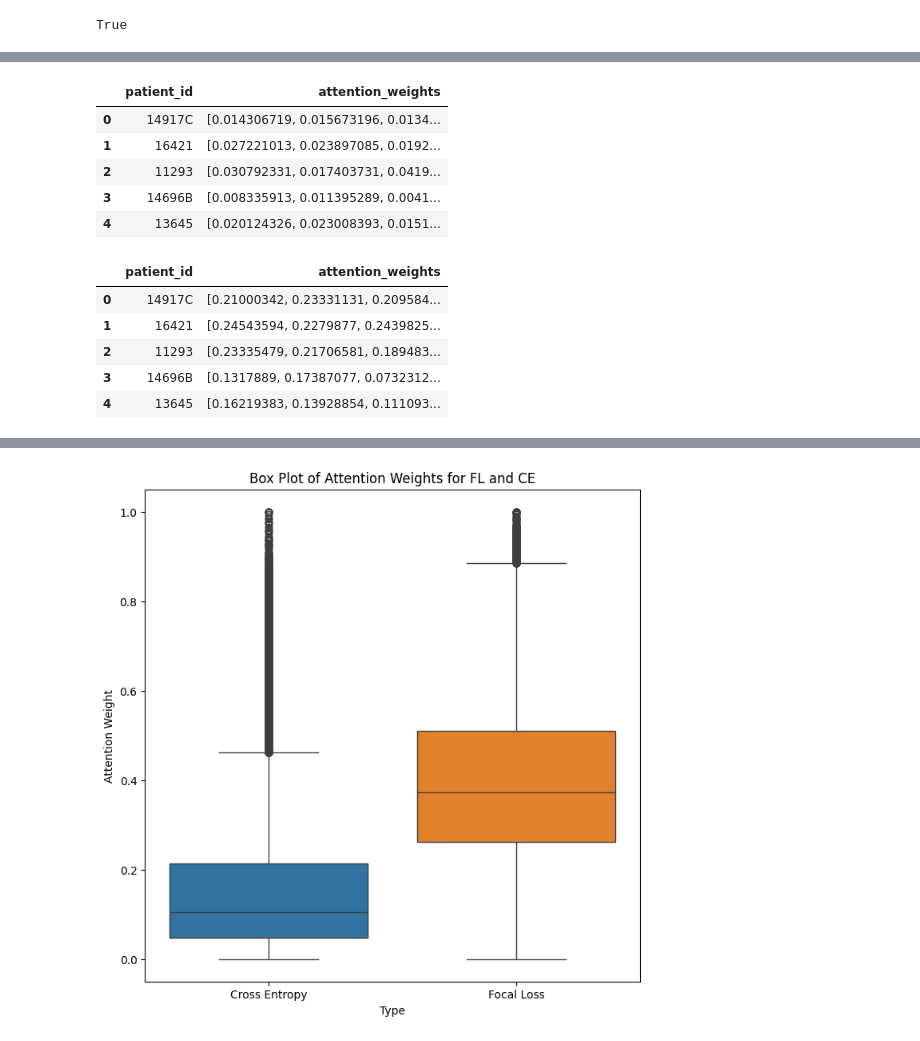
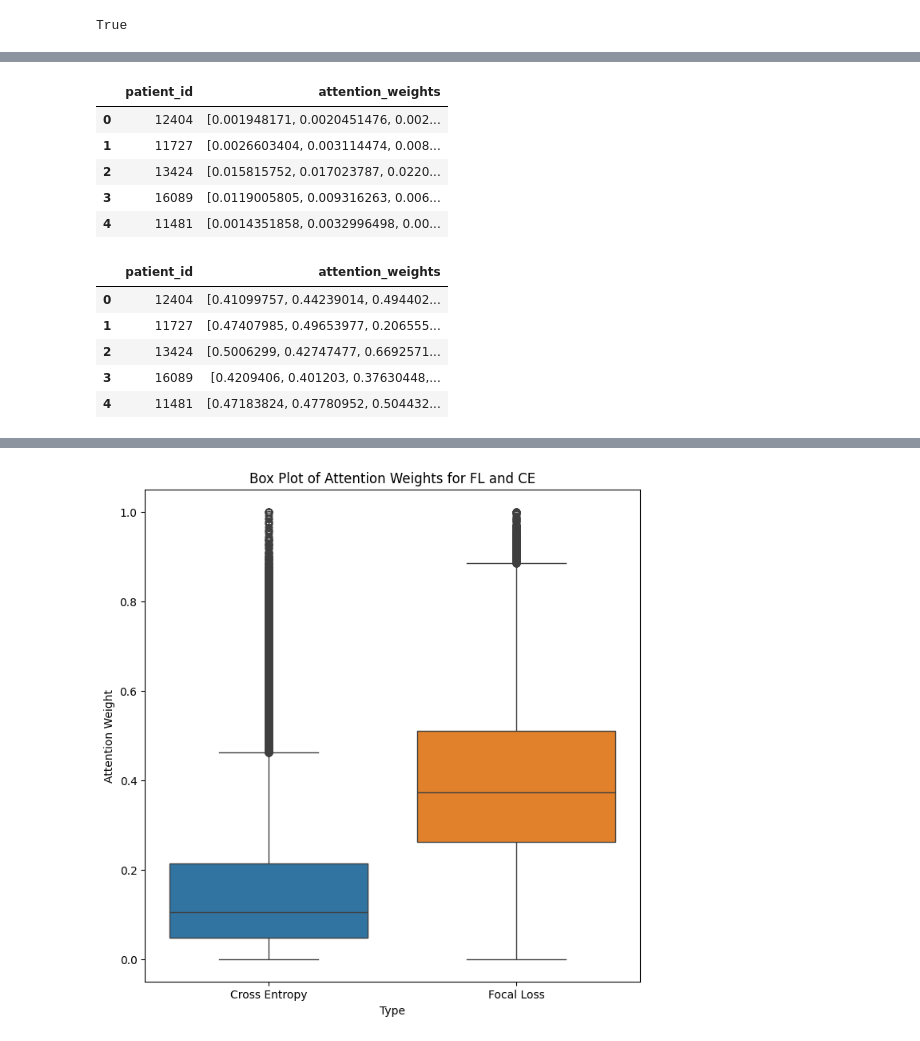
Before and after one commit to emnzn/ViT-Based-WSI-Classification, a Jupyter notebook: notebooks/attention-eda.ipynb, the cells around one changed output, grey strips where cells are left out. Saved outputs shown, nothing was run; the diff lists cells and outputs as text; code cells hidden in the pictures.

```diff
--- a/notebooks/attention-eda.ipynb
+++ b/notebooks/attention-eda.ipynb
@@ -143,27 +150,27 @@ plt.show()
 # %%
-ce_df_test = pd.read_parquet(ce_parquets[0])
+ce_df_test = pd.read_parquet(ce_parquets[3])
 ce_df_test["attention_weights"] = ce_df_test["attention_weights"].map(lambda x: (x - x.min()) / (x.max() - x.min()))
 
 ce_df_test.head()
 # %% [output]
 |  | patient_id | attention_weights |
-| 0 | 14917C | [0.014306719, 0.015673196, 0.0134... |
-| 1 | 16421 | [0.027221013, 0.023897085, 0.0192... |
-| 2 | 11293 | [0.030792331, 0.017403731, 0.0419... |
-| 3 | 14696B | [0.008335913, 0.011395289, 0.0041... |
-| 4 | 13645 | [0.020124326, 0.023008393, 0.0151... |
+| 0 | 12404 | [0.001948171, 0.0020451476, 0.002... |
+| 1 | 11727 | [0.0026603404, 0.003114474, 0.008... |
+| 2 | 13424 | [0.015815752, 0.017023787, 0.0220... |
+| 3 | 16089 | [0.0119005805, 0.009316263, 0.006... |
+| 4 | 11481 | [0.0014351858, 0.0032996498, 0.00... |
 # %%
-fl_df_test = pd.read_parquet(fl_parquets[0])
+fl_df_test = pd.read_parquet(fl_parquets[3])
 fl_df_test["attention_weights"] = fl_df_test["attention_weights"].map(lambda x: (x - x.min()) / (x.max() - x.min()))
 
 fl_df_test.head()
 # %% [output]
 |  | patient_id | attention_weights |
-| 0 | 14917C | [0.21000342, 0.23331131, 0.209584... |
-| 1 | 16421 | [0.24543594, 0.2279877, 0.2439825... |
-| 2 | 11293 | [0.23335479, 0.21706581, 0.189483... |
-| 3 | 14696B | [0.1317889, 0.17387077, 0.0732312... |
-| 4 | 13645 | [0.16219383, 0.13928854, 0.111093... |
+| 0 | 12404 | [0.41099757, 0.44239014, 0.494402... |
+| 1 | 11727 | [0.47407985, 0.49653977, 0.206555... |
+| 2 | 13424 | [0.5006299, 0.42747477, 0.6692571... |
+| 3 | 16089 | [0.4209406, 0.401203, 0.37630448,... |
+| 4 | 11481 | [0.47183824, 0.47780952, 0.504432... |
 # %%
 ce_concatenated_attention = np.concat(ce_df_test["attention_weights"])
 
```
Also changed, not shown: parts of 9 cells of this notebook, 3 other files.
